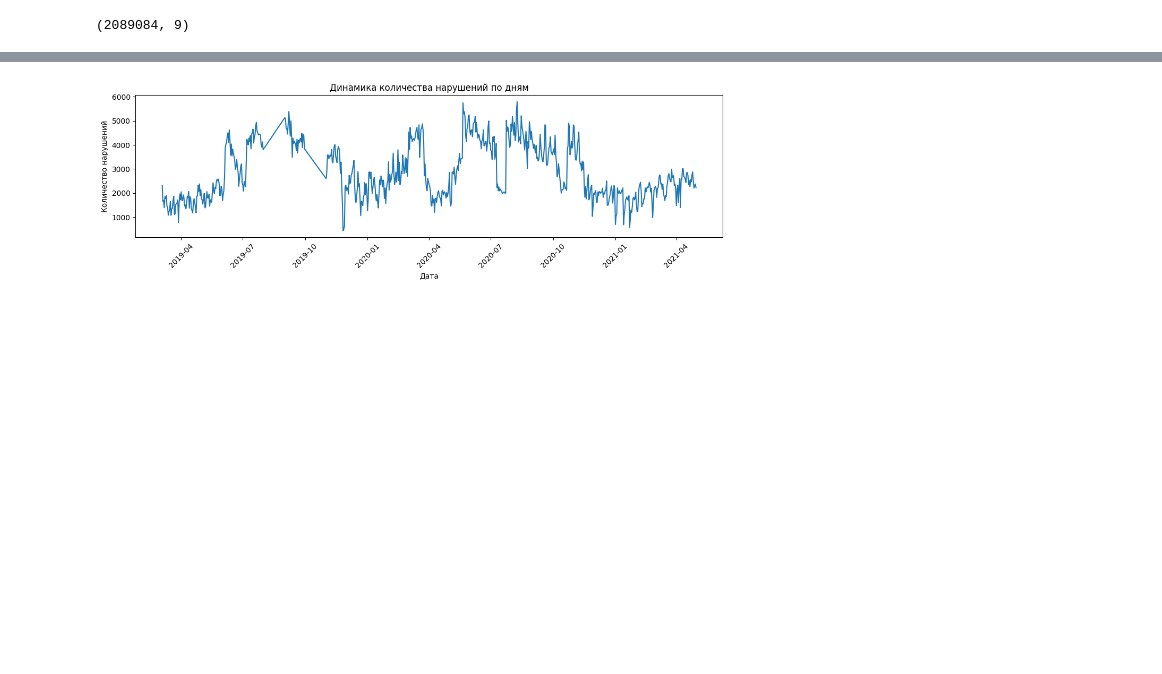
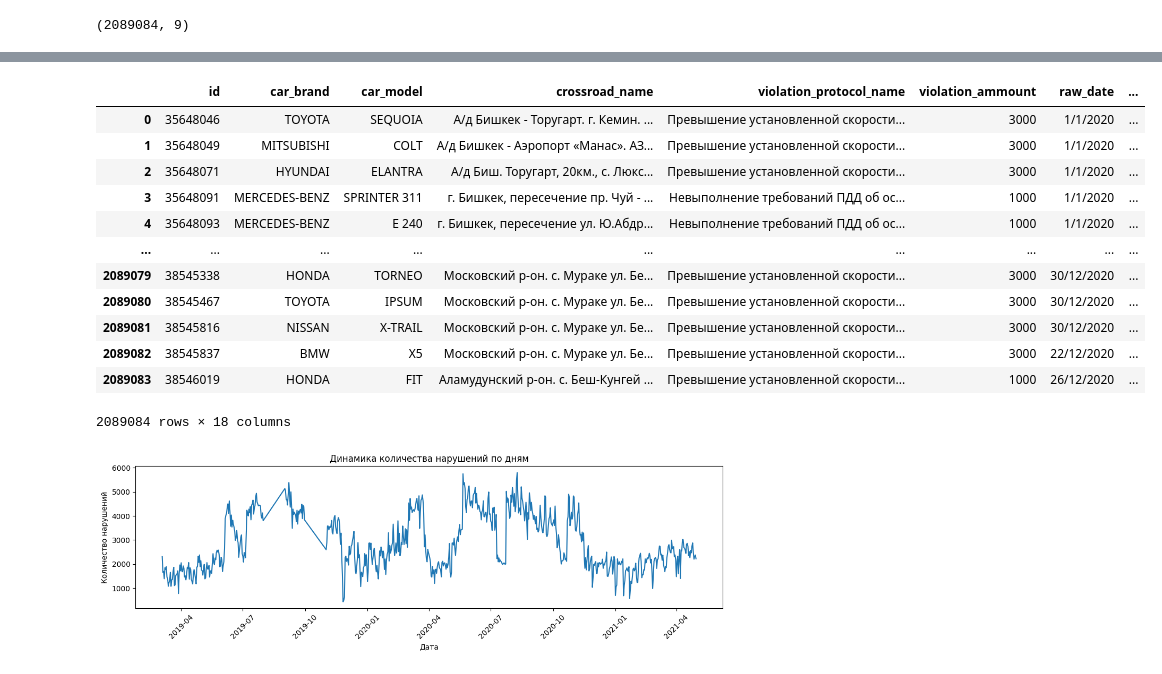
Before and after one commit to s-bye/Kyrgyzstan-traffic, a Jupyter notebook: baiastan_v.ipynb, the cells around one changed output, grey strips where cells are left out. Saved outputs shown, nothing was run; the diff lists cells and outputs as text; code cells hidden in the pictures; blank space fills up the shorter version.

```diff
--- a/baiastan_v.ipynb
+++ b/baiastan_v.ipynb
@@ -281,3 +364,32 @@ df.sample(10)
+# %%
+coords_df = (
+    pd.DataFrame
+    .from_dict(crossroad_coords_bish, orient='index')
+    .reset_index()
+    .rename(columns={'index': 'crossroad_name'})
+)
+
+df = df.merge(
+    coords_df,
+    on='crossroad_name',
+    how='left'
+)
+
+df
+# %% [output]
+|  | id | car_brand | car_model | crossroad_name | violation_protocol_name | violation_ammount | raw_date | ... |
+| 0 | 35648046 | TOYOTA | SEQUOIA | А/д Бишкек - Торугарт. г. Кемин. ... | Превышение установленной скорости... | 3000 | 1/1/2020 | ... |
+| 1 | 35648049 | MITSUBISHI | COLT | А/д Бишкек - Аэропорт «Манас». АЗ... | Превышение установленной скорости... | 3000 | 1/1/2020 | ... |
+| 2 | 35648071 | HYUNDAI | ELANTRA | А/д Биш. Торугарт, 20км., с. Люкс... | Превышение установленной скорости... | 3000 | 1/1/2020 | ... |
+| 3 | 35648091 | MERCEDES-BENZ | SPRINTER 311 | г. Бишкек, пересечение пр. Чуй - ... | Невыполнение требований ПДД об ос... | 1000 | 1/1/2020 | ... |
+| 4 | 35648093 | MERCEDES-BENZ | E 240 | г. Бишкек, пересечение ул. Ю.Абдр... | Невыполнение требований ПДД об ос... | 1000 | 1/1/2020 | ... |
+| ... | ... | ... | ... | ... | ... | ... | ... | ... |
+| 2089079 | 38545338 | HONDA | TORNEO | Московский р-он. с. Мураке ул. Бе... | Превышение установленной скорости... | 3000 | 30/12/2020 | ... |
+| 2089080 | 38545467 | TOYOTA | IPSUM | Московский р-он. с. Мураке ул. Бе... | Превышение установленной скорости... | 3000 | 30/12/2020 | ... |
+| 2089081 | 38545816 | NISSAN | X-TRAIL | Московский р-он. с. Мураке ул. Бе... | Превышение установленной скорости... | 3000 | 30/12/2020 | ... |
+| 2089082 | 38545837 | BMW | X5 | Московский р-он. с. Мураке ул. Бе... | Превышение установленной скорости... | 3000 | 22/12/2020 | ... |
+| 2089083 | 38546019 | HONDA | FIT | Аламудунский р-он. с. Беш-Кунгей ... | Превышение установленной скорости... | 1000 | 26/12/2020 | ... |
+2089084 rows × 18 columns
 # %%
 daily_counts = (
     df
```
Also changed, not shown: parts of 13 cells of this notebook.
